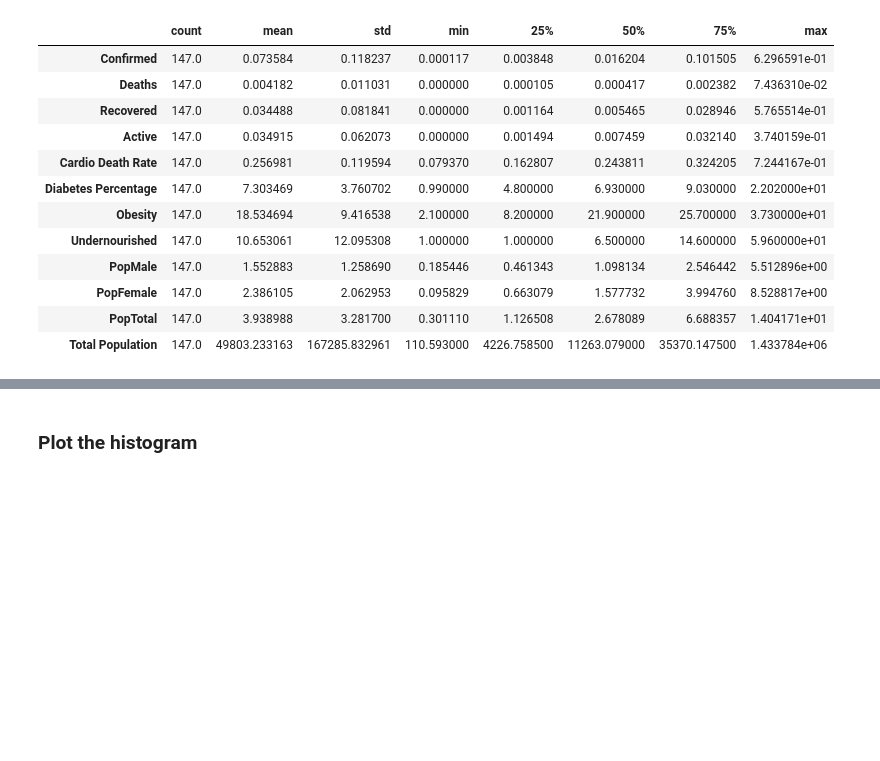
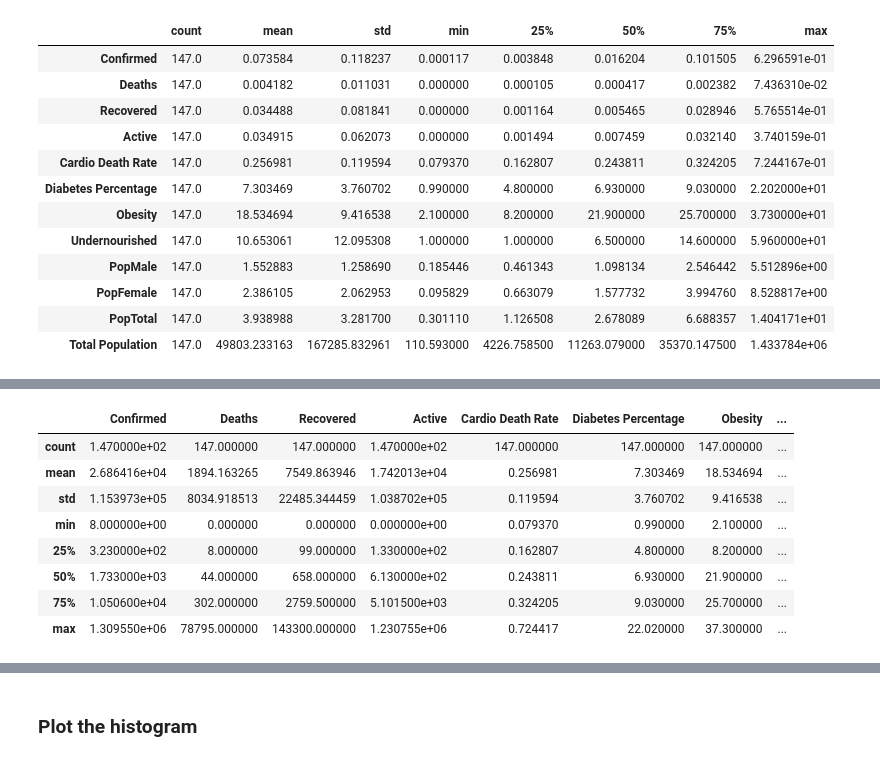
Before and after one commit to Lisalottel/Springboard, a Jupyter notebook: Capstone_02/notebooks/COVID-19_02-EDA.ipynb, the cells around one changed output, grey strips where cells are left out. Cells and saved outputs as stored; diff of their text form; code cells hidden in the pictures; blank space fills up the shorter version.

```diff
--- a/Capstone_02/notebooks/COVID-19_02-EDA.ipynb
+++ b/Capstone_02/notebooks/COVID-19_02-EDA.ipynb
@@ -75,0 +203,15 @@ df_cov.describe().transpose()
+# %%
+df_clust = pd.read_csv('../data/interim/COVID_cluster.csv',index_col=0)
+df_GDP_2 = pd.merge(left=df_GDP, right=df_clust.loc[:,['Country','Clusters']],on='Country')
+df_GDP_2.loc[:,'Total Population'] = df_GDP_2['Total Population']*1000
+df_GDP_2.describe()
+# %% [output]
+|  | Confirmed | Deaths | Recovered | Active | Cardio Death Rate | Diabetes Percentage | Obesity | ... |
+| count | 1.470000e+02 | 147.000000 | 147.000000 | 1.470000e+02 | 147.000000 | 147.000000 | 147.000000 | ... |
+| mean | 2.686416e+04 | 1894.163265 | 7549.863946 | 1.742013e+04 | 0.256981 | 7.303469 | 18.534694 | ... |
+| std | 1.153973e+05 | 8034.918513 | 22485.344459 | 1.038702e+05 | 0.119594 | 3.760702 | 9.416538 | ... |
+| min | 8.000000e+00 | 0.000000 | 0.000000 | 0.000000e+00 | 0.079370 | 0.990000 | 2.100000 | ... |
+| 25% | 3.230000e+02 | 8.000000 | 99.000000 | 1.330000e+02 | 0.162807 | 4.800000 | 8.200000 | ... |
+| 50% | 1.733000e+03 | 44.000000 | 658.000000 | 6.130000e+02 | 0.243811 | 6.930000 | 21.900000 | ... |
+| 75% | 1.050600e+04 | 302.000000 | 2759.500000 | 5.101500e+03 | 0.324205 | 9.030000 | 25.700000 | ... |
+| max | 1.309550e+06 | 78795.000000 | 143300.000000 | 1.230755e+06 | 0.724417 | 22.020000 | 37.300000 | ... |
```
Also changed, not shown: parts of 8 cells of this notebook.
